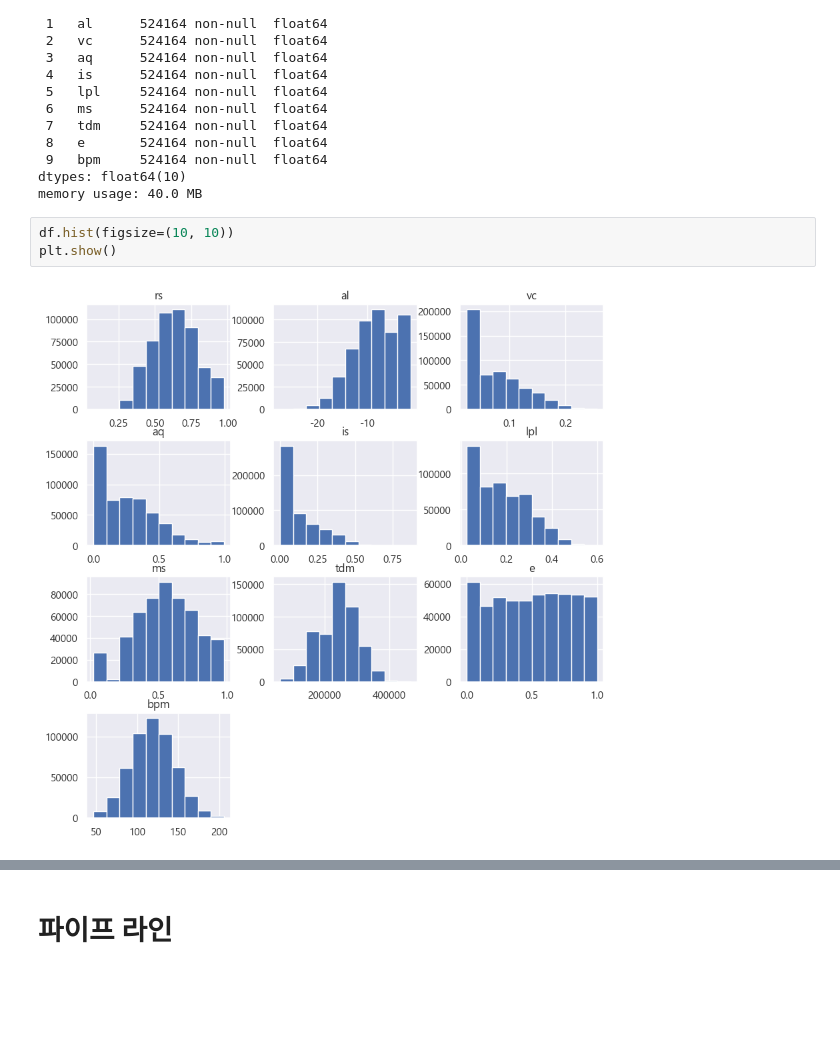
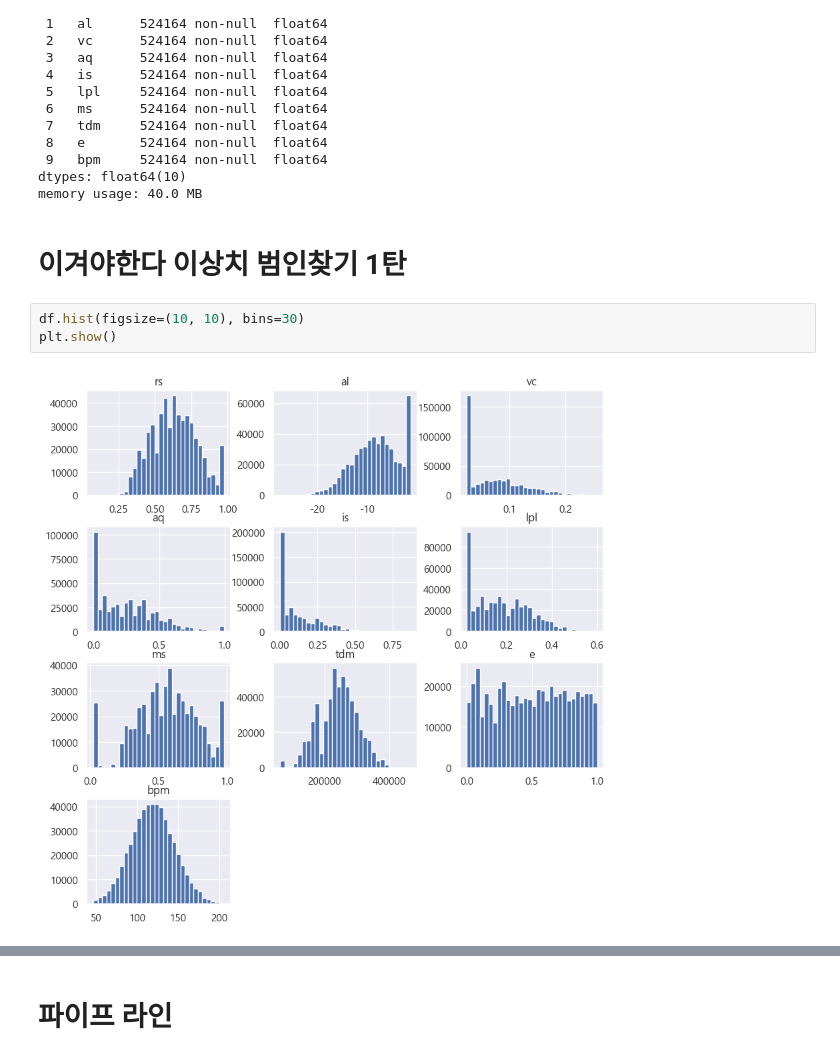
Before and after one commit to Cathesth/bpm-prediction, a Jupyter notebook: jupyter/PRJ-JH.ipynb, the cells around one changed output, grey strips where cells are left out. Saved outputs shown, nothing was run; the diff lists cells and outputs as text; blank space fills up the shorter version.

```diff
--- a/jupyter/PRJ-JH.ipynb
+++ b/jupyter/PRJ-JH.ipynb
@@ -100,8 +100,10 @@ Data columns (total 10 columns):
  9   bpm     524164 non-null  float64
 dtypes: float64(10)
 memory usage: 40.0 MB
+# %% [markdown]
+# 이겨야한다 이상치 범인찾기 1탄
 # %%
-df.hist(figsize=(10, 10))
+df.hist(figsize=(10, 10), bins=30)
 plt.show()
 # %% [output]
-[figure, old version]
+[figure, new version]
```
Also changed, not shown: parts of 34 cells of this notebook, 4 other files.
